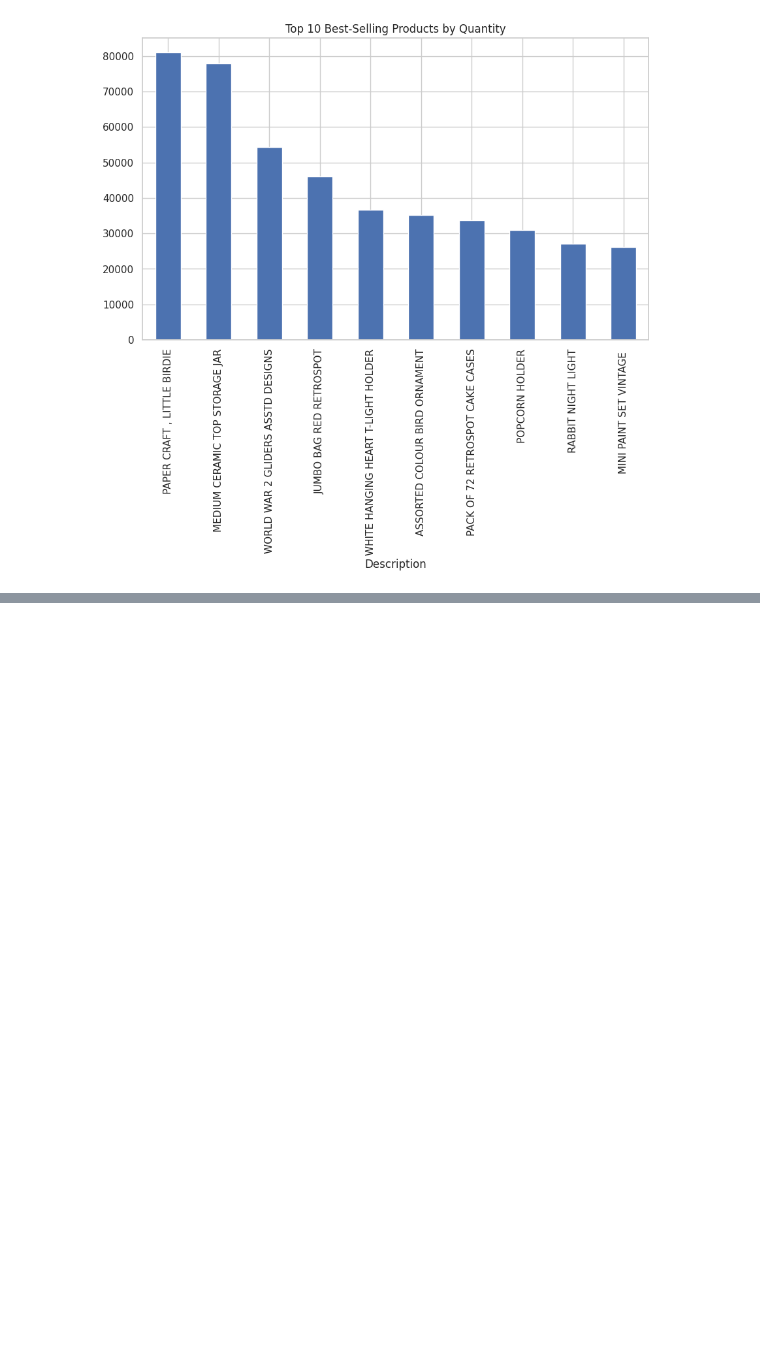
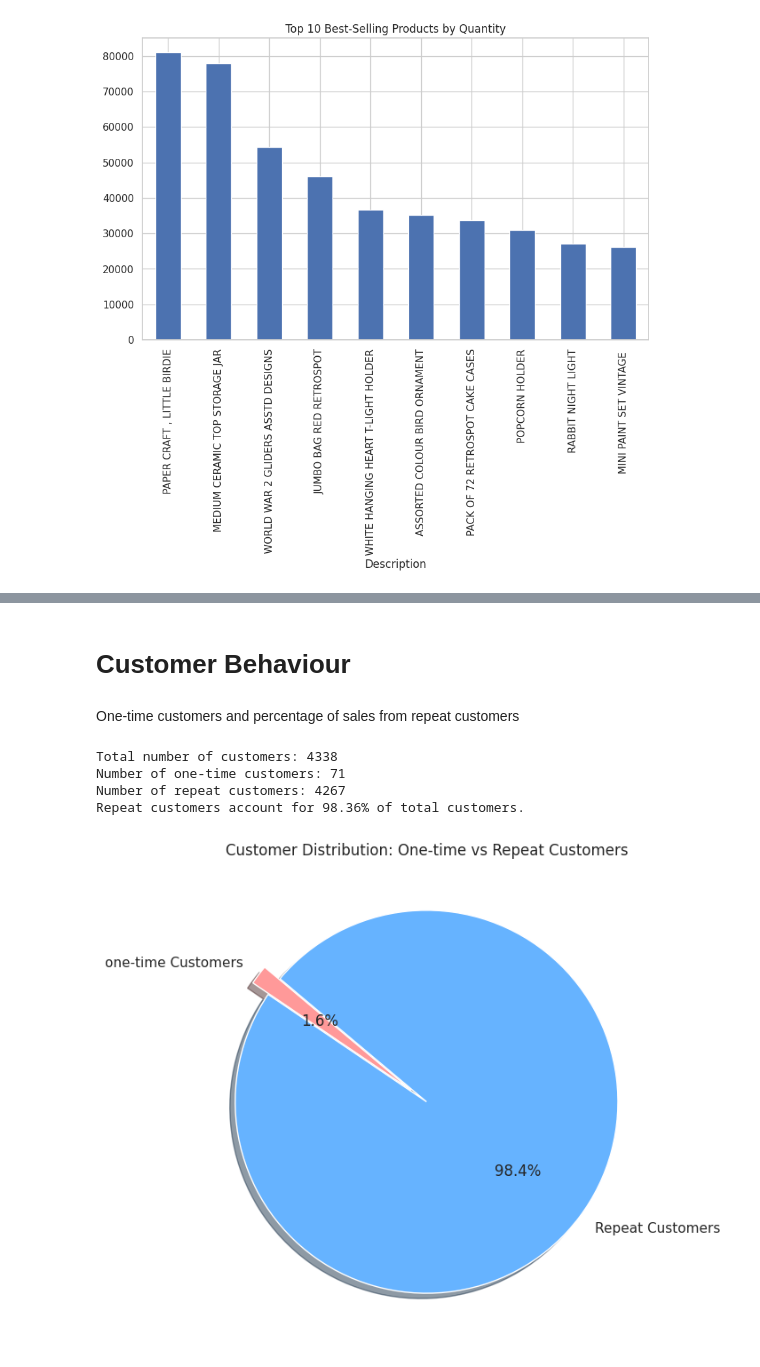
Before and after one commit to Aleena24/Predictive_Analysis, a Jupyter notebook: Customer_Sales_Behaviour.ipynb, the cells around one changed output, grey strips where cells are left out. Saved outputs shown, nothing was run; the diff lists cells and outputs as text; code cells hidden in the pictures; blank space fills up the shorter version.

```diff
--- a/Customer_Sales_Behaviour.ipynb
+++ b/Customer_Sales_Behaviour.ipynb
@@ -96,0 +120,33 @@ dtype: float64
+# %% [markdown]
+# Customer Behaviour
+# %% [markdown]
+One-time customers and percentage of sales from repeat customers
+# %%
+total_customers = df['CustomerID'].nunique()
+customer_orders = df.groupby('CustomerID').size()
+one_time_customers = customer_orders[customer_orders == 1].count()
+repeat_customers = customer_orders[customer_orders > 1].count()
+
+repeat_percentage = (repeat_customers / total_customers) * 100
+
+print(f"Total number of customers: {total_customers}")
+print(f"Number of one-time customers: {one_time_customers}")
+print(f"Number of repeat customers: {repeat_customers}")
+print(f"Repeat customers account for {repeat_percentage:.2f}% of total customers.")
+
+#viz
+labels = ['one-time Customers', 'Repeat Customers']
+sizes = [one_time_customers, repeat_customers]
+colors = ['#ff9999','#66b3ff']
+explode = (0.1, 0)
+
+plt.figure(figsize=(7,7))
+plt.pie(sizes, explode=explode, labels=labels, colors=colors, autopct='%1.1f%%', shadow=True, startangle=140)
+plt.title('Customer Distribution: One-time vs Repeat Customers')
+plt.show()
+# %% [output]
+Total number of customers: 4338
+Number of one-time customers: 71
+Number of repeat customers: 4267
+Repeat customers account for 98.36% of total customers.
+[figure, added]
```
Also changed, not shown: parts of 15 cells of this notebook.
